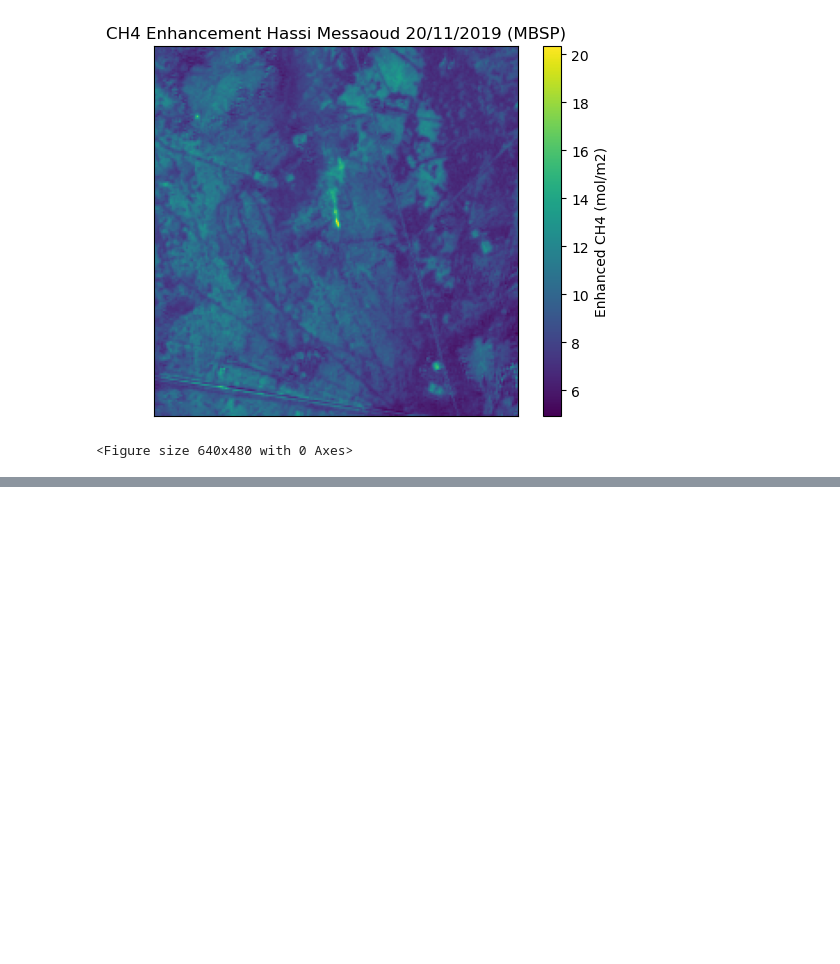
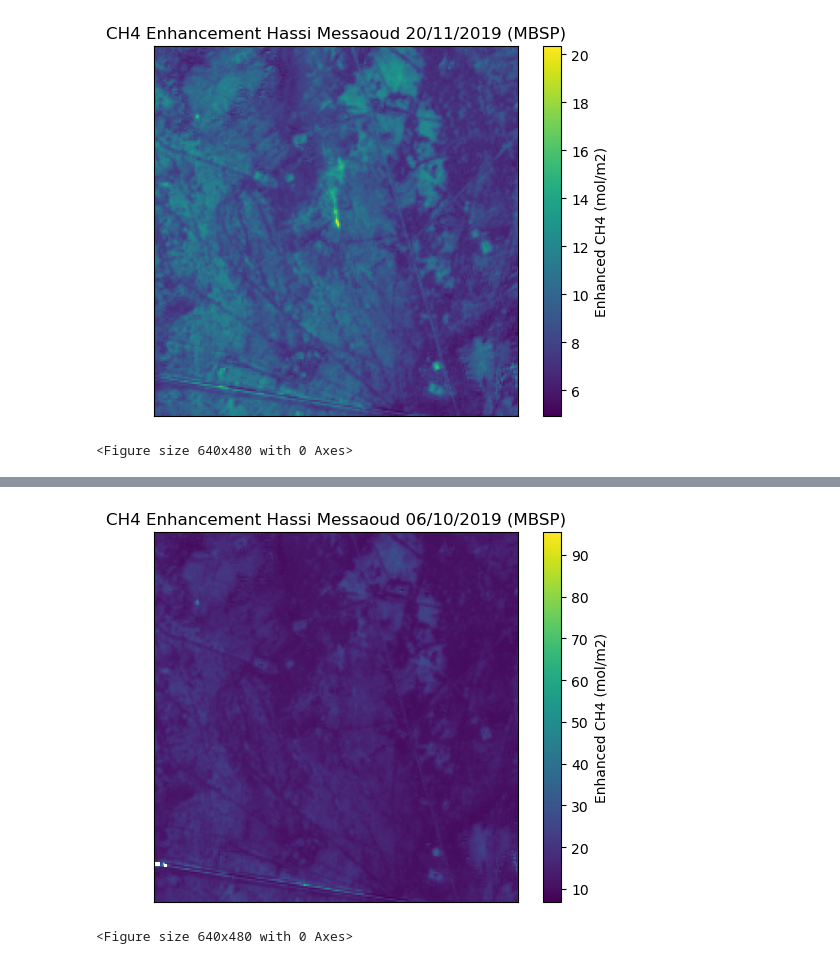
Before and after one commit to KRgeo/methane-retrievals, a Jupyter notebook: Radtran_speedup.ipynb, the cells around one changed output, grey strips where cells are left out. Cells and saved outputs as stored; diff of their text form; code cells hidden in the pictures; blank space fills up the shorter version.

Commit message:
Calculating and plotting MBMP

```diff
--- a/Radtran_speedup.ipynb
+++ b/Radtran_speedup.ipynb
@@ -657,0 +750,16 @@ plt.savefig('varon_plume_test.png')
+# %%
+# Use image.expression() to write equation for R_MBSP
+R_MBSP = img.expression(
+    '(c*R12 - R11)/R11 ', # Where this number comes from least squares difference scale above
+    {
+
+        # 'c': linearRegression.get('coefficients').getInfo()[0],
+        'c': c,
+        'R11': img.select('B11').divide(10000),
+        'R12': img.select('B12').divide(10000),
+    },
+)
+
+# Methane column enhancement in ppm for reference day
+F_MBSP_REF = R_MBSP.subtract(-0.029)
+F_MBSP_REF_array = np.array(F_MBSP_REF.sampleRectangle(geometry_area).get('constant').getInfo())
@@ -657,0 +793,5 @@ plt.savefig('varon_plume_test.png')
+# %%
+instrument = 'S2B'
+
+ch4_enh_REF = retrieve(F_MBSP_REF_array, instrument, method, targheight, obsheight, solarangle, obsangle, num_layers=100)
+ch4_enh_REF
@@ -657,0 +814,17 @@ plt.savefig('varon_plume_test.png')
+# %%
+import matplotlib.pyplot as plt
+plt.imshow(ch4_enh_REF, cmap='viridis')
+plt.colorbar(label='Enhanced CH4 (mol/m2)')
+plt.title('Enhanced CH4 2D Image Plot')
+import matplotlib.pyplot as plt
+
+
+
+plt.title('CH4 Enhancement Hassi Messaoud 06/10/2019 (MBSP)')
+plt.xticks([])
+plt.yticks([])
+plt.show()
+plt.savefig('varon_plume_test.png')
+# %% [output]
+[figure, added]
+<Figure size 640x480 with 0 Axes>
```
Also changed, not shown: parts of 14 cells of this notebook.
